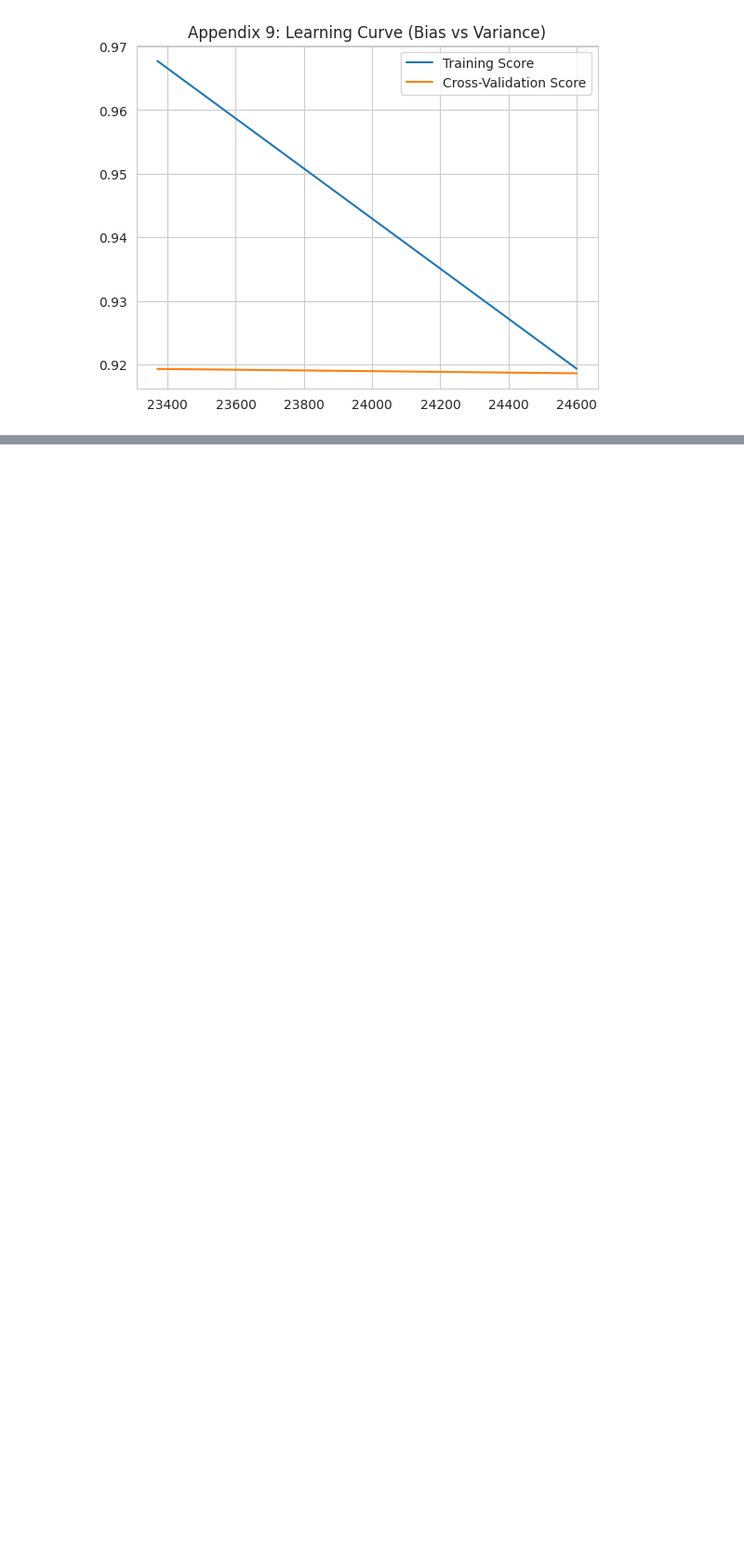
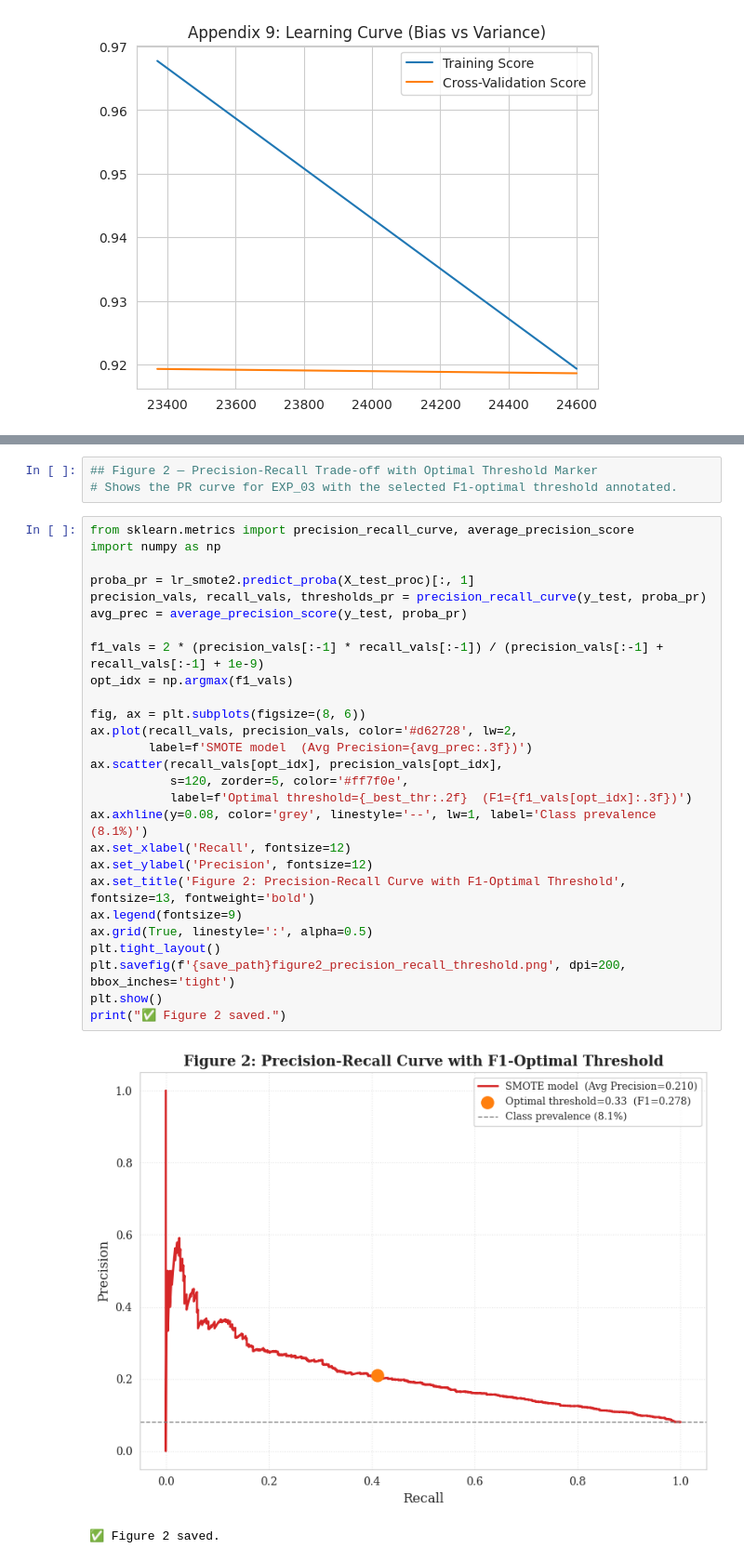
Before and after one commit to hemajuluri/Ethical-and-fairness, a Jupyter notebook: 01_Modelling.ipynb, the cells around one changed output, grey strips where cells are left out. Shown at 93% size. Saved outputs shown, nothing was run; the diff lists cells and outputs as text; blank space fills up the shorter version.

```diff
--- a/01_Modelling.ipynb
+++ b/01_Modelling.ipynb
@@ -500,0 +744,33 @@ plt.show()
+# %%
+## Figure 2 — Precision-Recall Trade-off with Optimal Threshold Marker
+# Shows the PR curve for EXP_03 with the selected F1-optimal threshold annotated.
+# %%
+from sklearn.metrics import precision_recall_curve, average_precision_score
+import numpy as np
+
+proba_pr = lr_smote2.predict_proba(X_test_proc)[:, 1]
+precision_vals, recall_vals, thresholds_pr = precision_recall_curve(y_test, proba_pr)
+avg_prec = average_precision_score(y_test, proba_pr)
+
+f1_vals = 2 * (precision_vals[:-1] * recall_vals[:-1]) / (precision_vals[:-1] + recall_vals[:-1] + 1e-9)
+opt_idx = np.argmax(f1_vals)
+
+fig, ax = plt.subplots(figsize=(8, 6))
+ax.plot(recall_vals, precision_vals, color='#d62728', lw=2,
+        label=f'SMOTE model  (Avg Precision={avg_prec:.3f})')
+ax.scatter(recall_vals[opt_idx], precision_vals[opt_idx],
+           s=120, zorder=5, color='#ff7f0e',
+           label=f'Optimal threshold={_best_thr:.2f}  (F1={f1_vals[opt_idx]:.3f})')
+ax.axhline(y=0.08, color='grey', linestyle='--', lw=1, label='Class prevalence (8.1%)')
+ax.set_xlabel('Recall', fontsize=12)
+ax.set_ylabel('Precision', fontsize=12)
+ax.set_title('Figure 2: Precision-Recall Curve with F1-Optimal Threshold', fontsize=13, fontweight='bold')
+ax.legend(fontsize=9)
+ax.grid(True, linestyle=':', alpha=0.5)
+plt.tight_layout()
+plt.savefig(f'{save_path}figure2_precision_recall_threshold.png', dpi=200, bbox_inches='tight')
+plt.show()
+print("✅ Figure 2 saved.")
+# %% [output]
+[figure, added]
+✅ Figure 2 saved.
```
Also changed, not shown: parts of 29 cells of this notebook.
